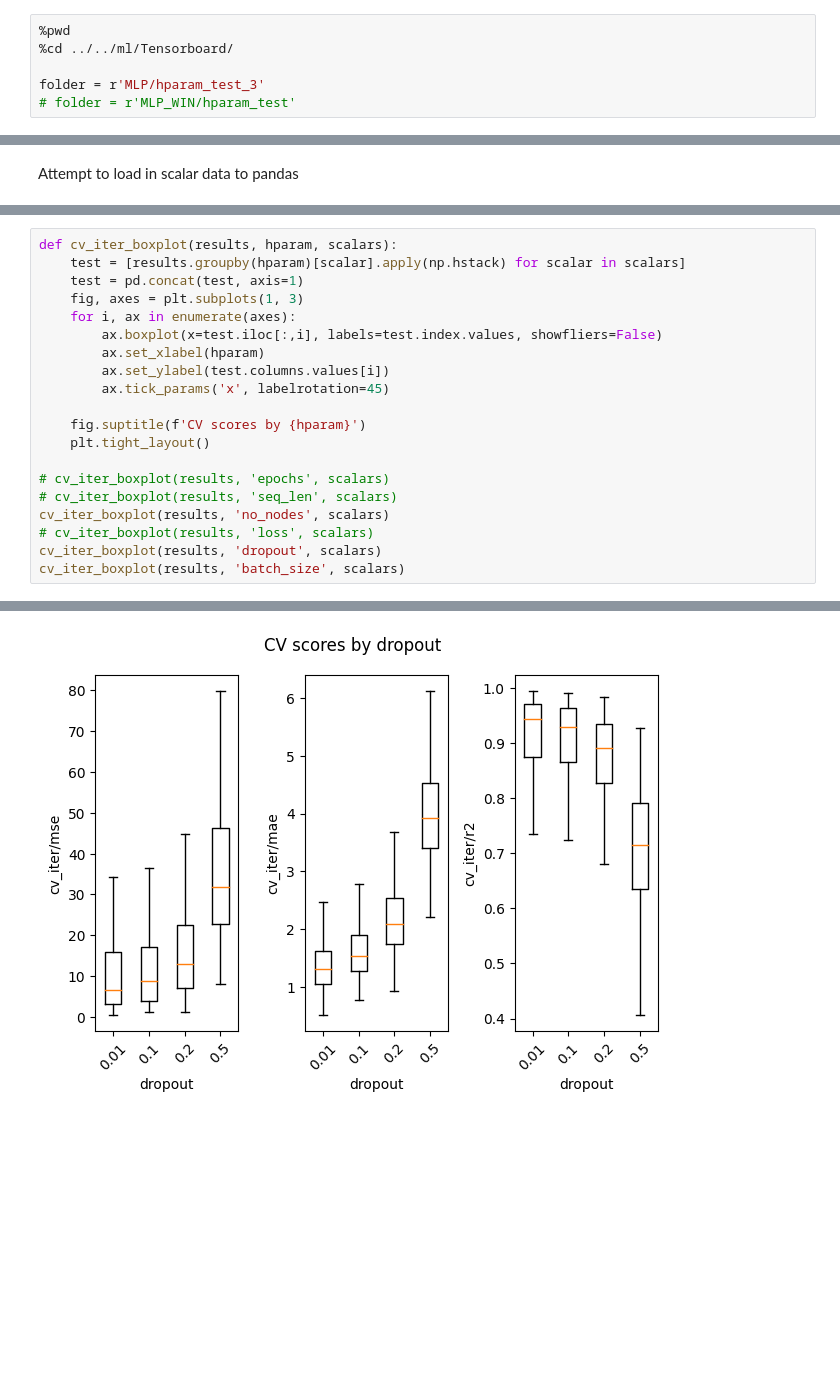
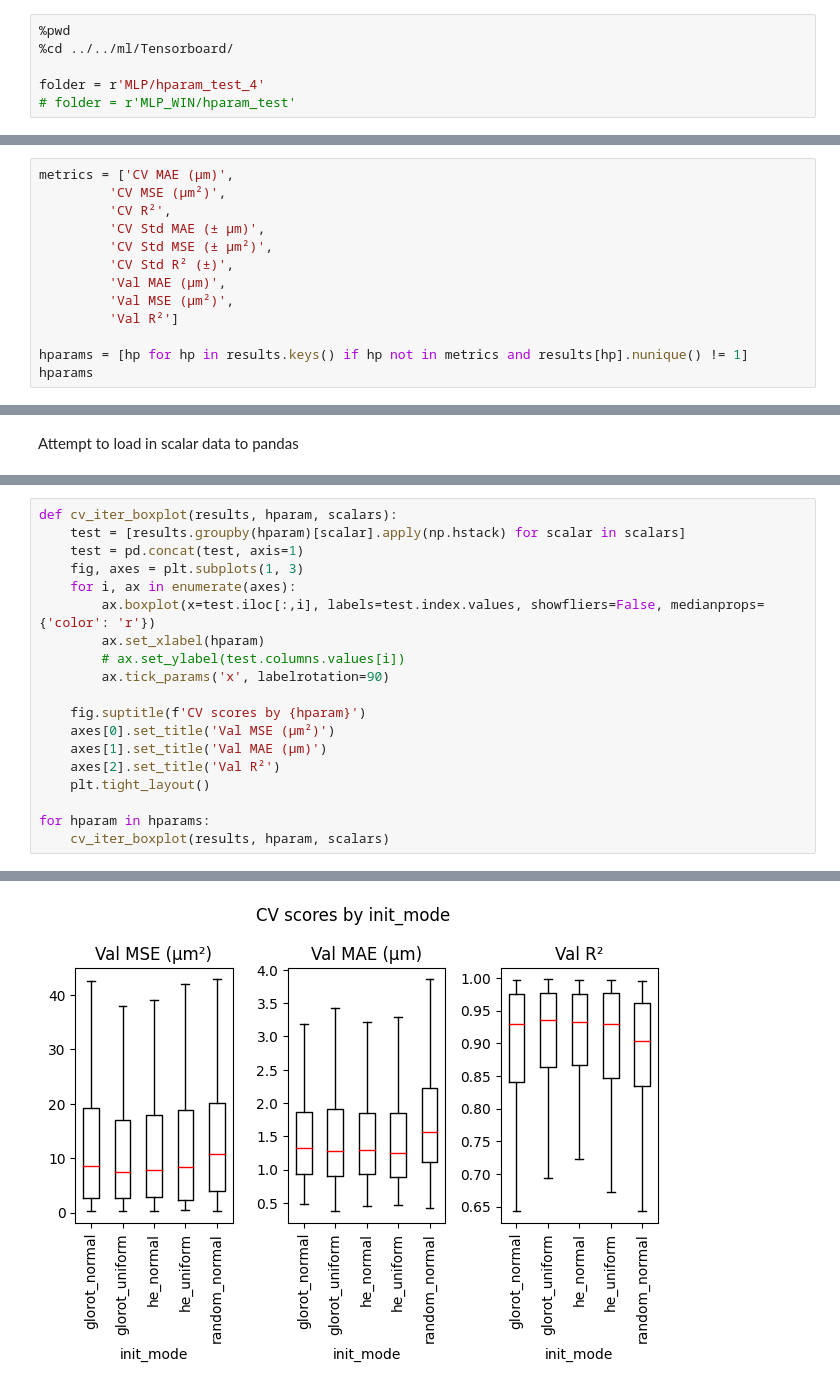
Before and after one commit to TomJessel/PhD-DCB_Grinding, a Jupyter notebook: hparam_results.ipynb, the cells around one changed output, grey strips where cells are left out. Saved outputs shown, nothing was run; the diff lists cells and outputs as text; blank space fills up the shorter version.

```diff
--- a/hparam_results.ipynb
+++ b/hparam_results.ipynb
@@ -12,7 +13,7 @@ from tb_convert import parse_tensorboard
 %pwd
 %cd ../../ml/Tensorboard/
 
-folder = r'MLP/hparam_test_3'
+folder = r'MLP/hparam_test_4'
 # folder = r'MLP_WIN/hparam_test'
 # %% [output]
 /home/tomje/ml/Tensorboard
@@ -20,3 +21,16 @@ folder = r'MLP/hparam_test_3'
 path = os.path.join(folder, r'Results/hparams_table.csv')
 results = pd.read_csv(path)
 # results.sort_values(by=['epochs','no_nodes']).reset_index(drop=True)
+# %%
+metrics = ['CV MAE (µm)',
+         'CV MSE (µm²)',
+         'CV R²',
+         'CV Std MAE (± µm)',
+         'CV Std MSE (± µm²)',
+         'CV Std R² (±)',
+         'Val MAE (µm)',
+         'Val MSE (µm²)',
+         'Val R²']
+
+hparams = [hp for hp in results.keys() if hp not in metrics and results[hp].nunique() != 1]
+hparams
@@ -70,18 +86,17 @@ def cv_iter_boxplot(results, hparam, scalars):
     test = pd.concat(test, axis=1)
     fig, axes = plt.subplots(1, 3)
     for i, ax in enumerate(axes):
-        ax.boxplot(x=test.iloc[:,i], labels=test.index.values, showfliers=False)
+        ax.boxplot(x=test.iloc[:,i], labels=test.index.values, showfliers=False, medianprops={'color': 'r'})
         ax.set_xlabel(hparam)
-        ax.set_ylabel(test.columns.values[i])
-        ax.tick_params('x', labelrotation=45)
+        # ax.set_ylabel(test.columns.values[i])
+        ax.tick_params('x', labelrotation=90)
 
     fig.suptitle(f'CV scores by {hparam}')
+    axes[0].set_title('Val MSE (µm²)')
+    axes[1].set_title('Val MAE (µm)')
+    axes[2].set_title('Val R²')
     plt.tight_layout()
 
-# cv_iter_boxplot(results, 'epochs', scalars)
-# cv_iter_boxplot(results, 'seq_len', scalars)
-cv_iter_boxplot(results, 'no_nodes', scalars)
-# cv_iter_boxplot(results, 'loss', scalars)
-cv_iter_boxplot(results, 'dropout', scalars)
-cv_iter_boxplot(results, 'batch_size', scalars)
+for hparam in hparams:
+    cv_iter_boxplot(results, hparam, scalars)
 # %% [output]
@@ -89 +104 @@ cv_iter_boxplot(results, 'batch_size', scalars)
-[figure, old version]
+[figure, new version]
```
Also changed, not shown: parts of 13 cells of this notebook, 3 other files.
